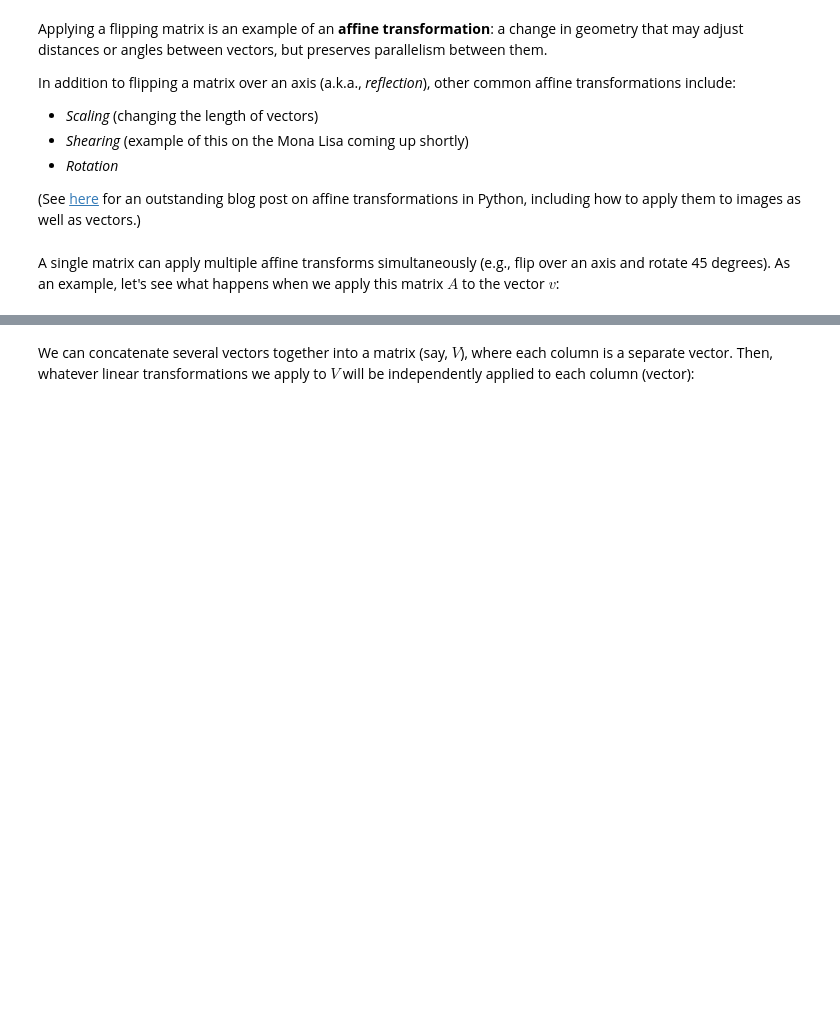
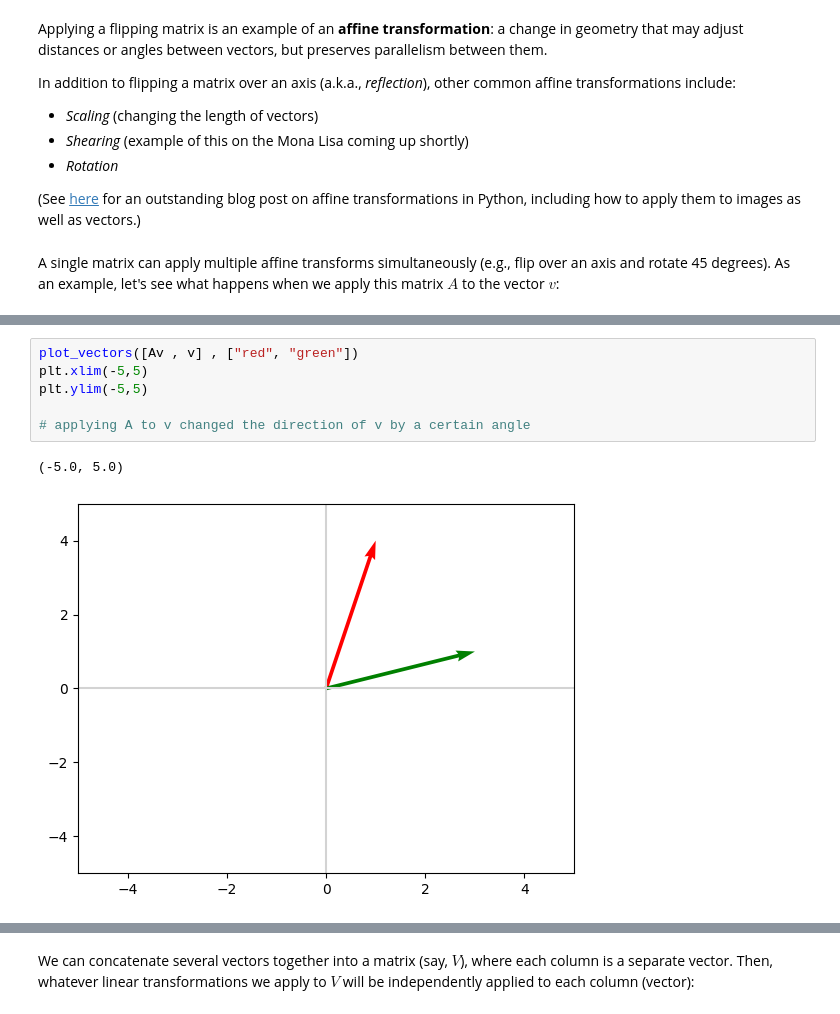
Before and after one commit to Arnellou/ML-foundations-JohnKrohn-OREILLY-course-notebooks, a Jupyter notebook: notebooks/2-linear-algebra-ii.ipynb, the cells around one changed output, grey strips where cells are left out. Drawn from its saved outputs; the diff is of its cells as text; blank space fills up the shorter version.

```diff
--- a/notebooks/2-linear-algebra-ii.ipynb
+++ b/notebooks/2-linear-algebra-ii.ipynb
@@ -301,3 +348,12 @@ Av
+# %%
+plot_vectors([Av , v] , ["red", "green"])
+plt.xlim(-5,5)
+plt.ylim(-5,5)
+
+# applying A to v changed the direction of v by a certain angle
+# %% [output]
+(-5.0, 5.0)
+[figure, added]
 # %%
 plot_vectors([v, Av], ['lightblue', 'blue'])
 plt.xlim(-1, 5)
```
Also changed, not shown: parts of 22 cells of this notebook.
